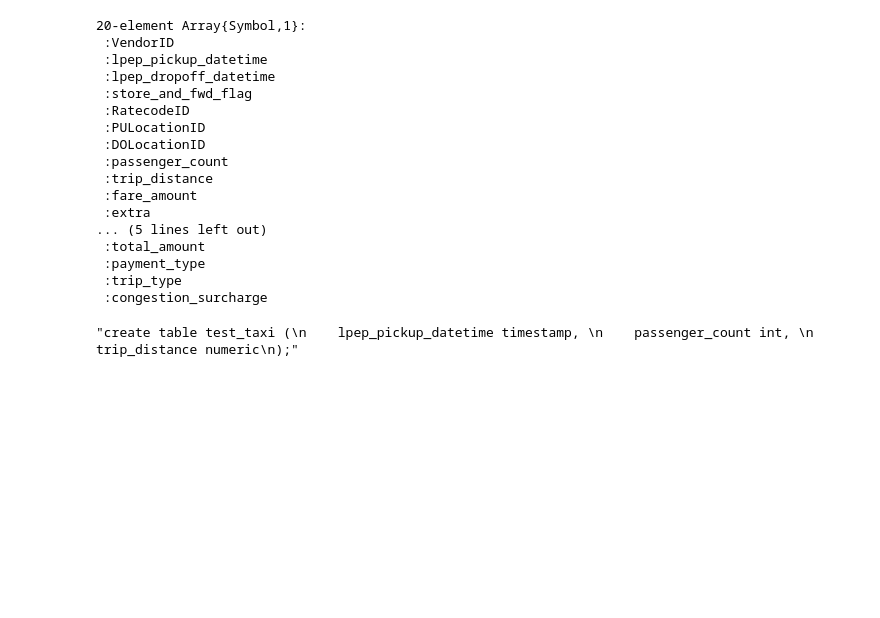
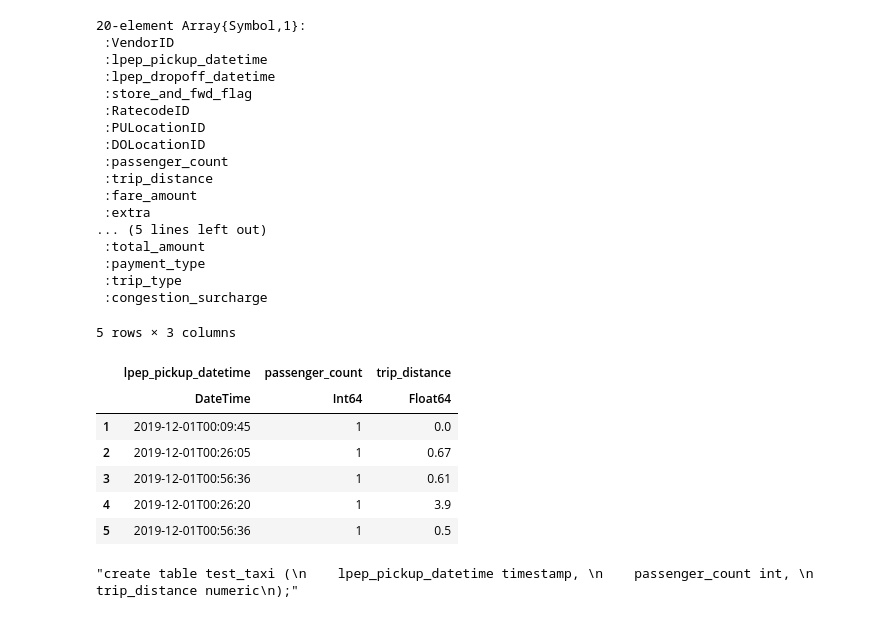
Before and after one commit to lungben/julia_experiments, a Jupyter notebook: notebooks/data_frame_comparison_julia.ipynb, the cells around one changed output. Saved outputs shown, nothing was run; the diff lists cells and outputs as text; code cells hidden in the pictures; blank space fills up the shorter version.

```diff
--- a/notebooks/data_frame_comparison_julia.ipynb
+++ b/notebooks/data_frame_comparison_julia.ipynb
@@ -844,2 +844,13 @@ df_sample = df[:, [:lpep_pickup_datetime, :passenger_count, :trip_distance]];
+# %%
+first(df_sample, 5)
+# %% [output]
+5 rows × 3 columns
+|  | lpep_pickup_datetime | passenger_count | trip_distance |
+|  | DateTime | Int64 | Float64 |
+| 1 | 2019-12-01T00:09:45 | 1 | 0.0 |
+| 2 | 2019-12-01T00:26:05 | 1 | 0.67 |
+| 3 | 2019-12-01T00:56:36 | 1 | 0.61 |
+| 4 | 2019-12-01T00:26:20 | 1 | 3.9 |
+| 5 | 2019-12-01T00:56:36 | 1 | 0.5 |
 # %%
 pydf_sample = py"$pydf[['lpep_pickup_datetime', 'passenger_count', 'trip_distance']]";
```
Also changed, not shown: parts of 23 cells of this notebook.
